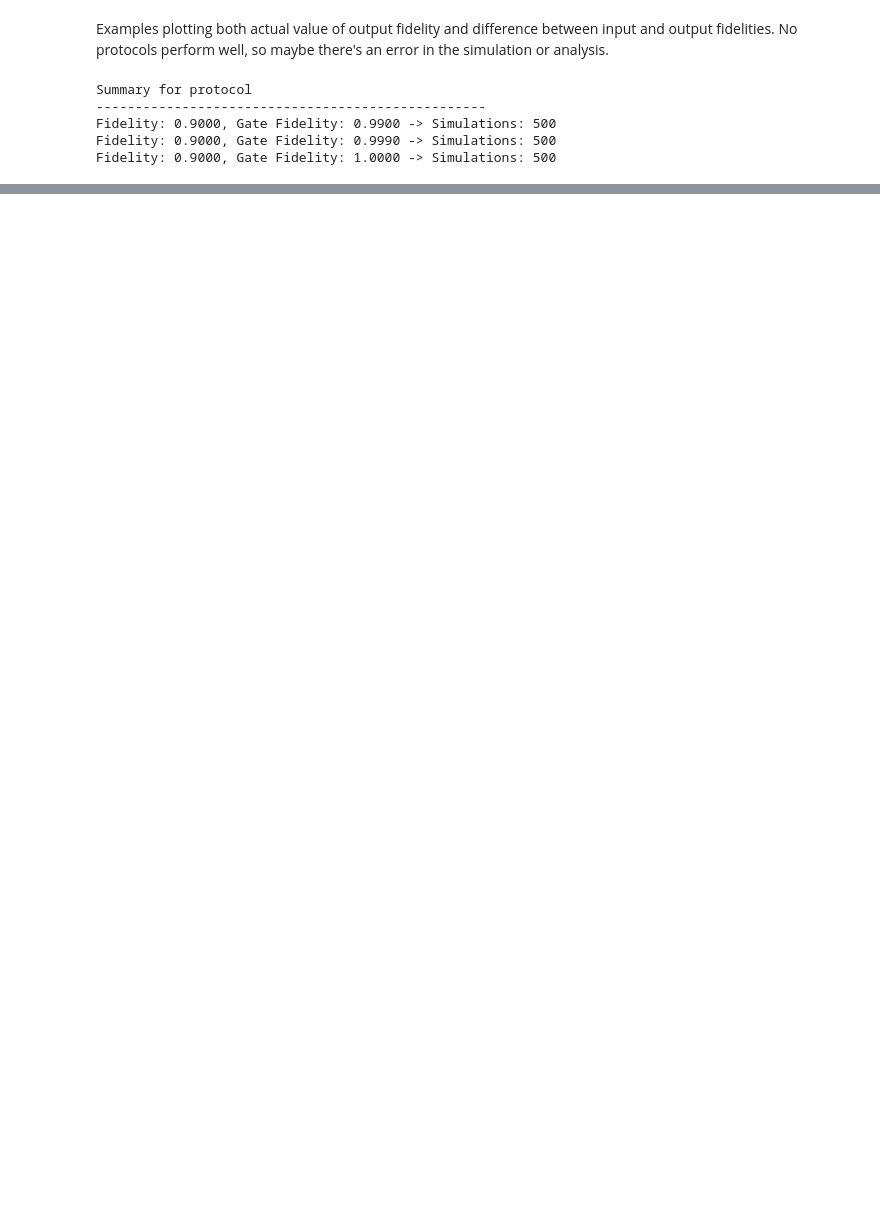
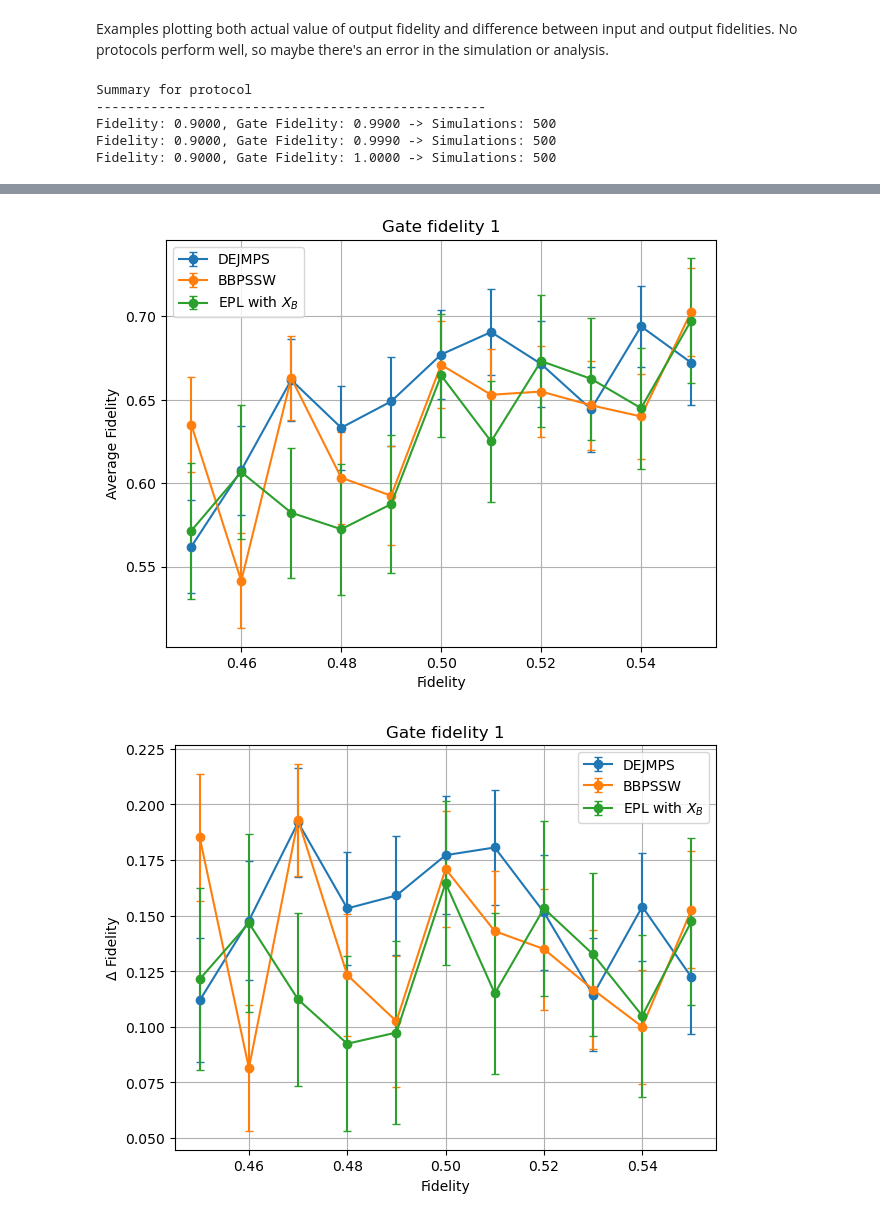
Before and after one commit to goncalo-meneses/qcc-project, a Jupyter notebook: plotting_analysis/deltas.ipynb, the cells around one changed output, grey strips where cells are left out. Cells and saved outputs as stored; diff of their text form; code cells hidden in the pictures; blank space fills up the shorter version.

Commit message:
fixed bug in fidelity calculation -- now seeing improvement in fidelity

```diff
--- a/plotting_analysis/deltas.ipynb
+++ b/plotting_analysis/deltas.ipynb
@@ -67,0 +90,17 @@ plot_success_prob(results_list, title='Input fidelity 0.7')
+# %%
+fr = (0.45, 0.55)
+gr = (1, 1)
+dejmps = analyze_multiple_combos(dejmps_data, fidelity_range=fr, gate_fidelity_range=gr, n_bootstrap=1000, seed=42)
+bbpssw = analyze_multiple_combos(bbpssw_data, fidelity_range=fr, gate_fidelity_range=gr, n_bootstrap=1000, seed=42)
+epl = analyze_multiple_combos(epl_data, fidelity_range=fr, gate_fidelity_range=gr, n_bootstrap=1000, seed=42)
+epl_local = analyze_multiple_combos(epl_local_change_data, fidelity_range=fr, gate_fidelity_range=gr, n_bootstrap=1000, seed=42)
+
+results_list = [('DEJMPS', dejmps),
+                ('BBPSSW', bbpssw),
+                (r'EPL with $X_B$', epl_local)]
+plot_fidelity(results_list, title='Gate fidelity 1', delta=False)
+plot_fidelity(results_list, title='Gate fidelity 1', delta=True)
+plot_success_prob(results_list, title='Gate fidelity 1')
+# %% [output]
+[figure, added]
+[figure, added]
```
Also changed, not shown: parts of 6 cells of this notebook, 1 other file.
